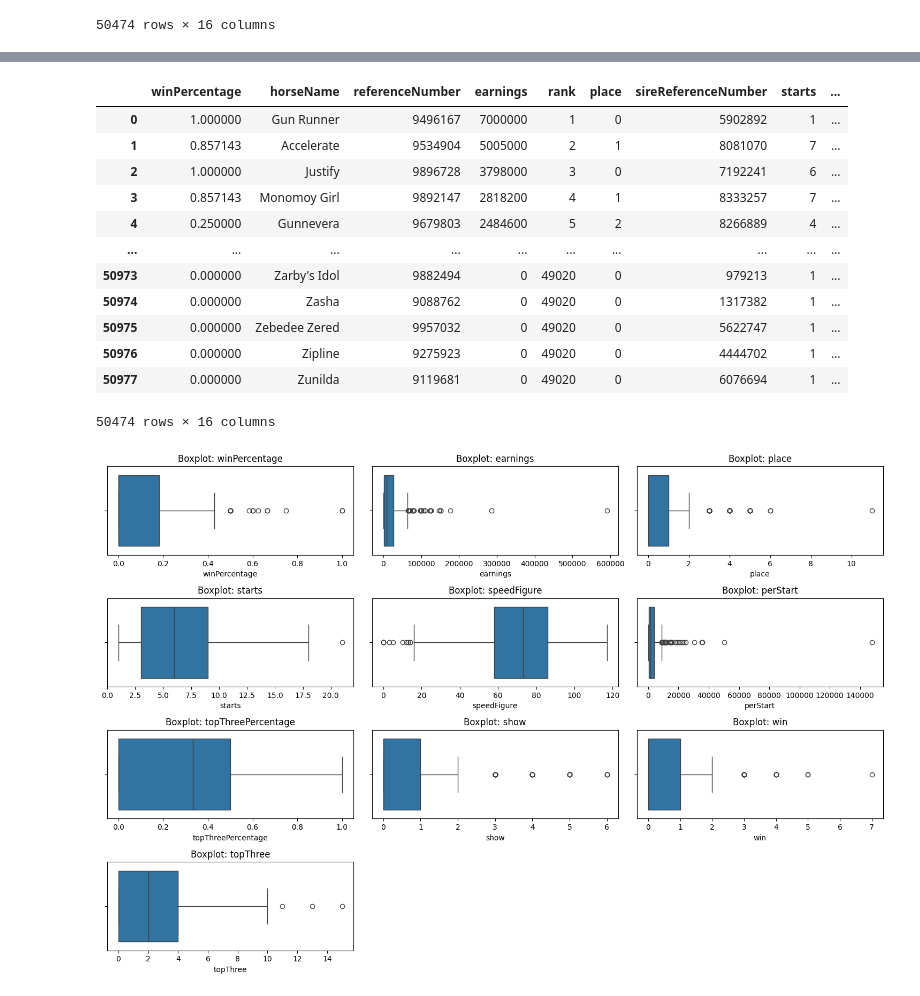
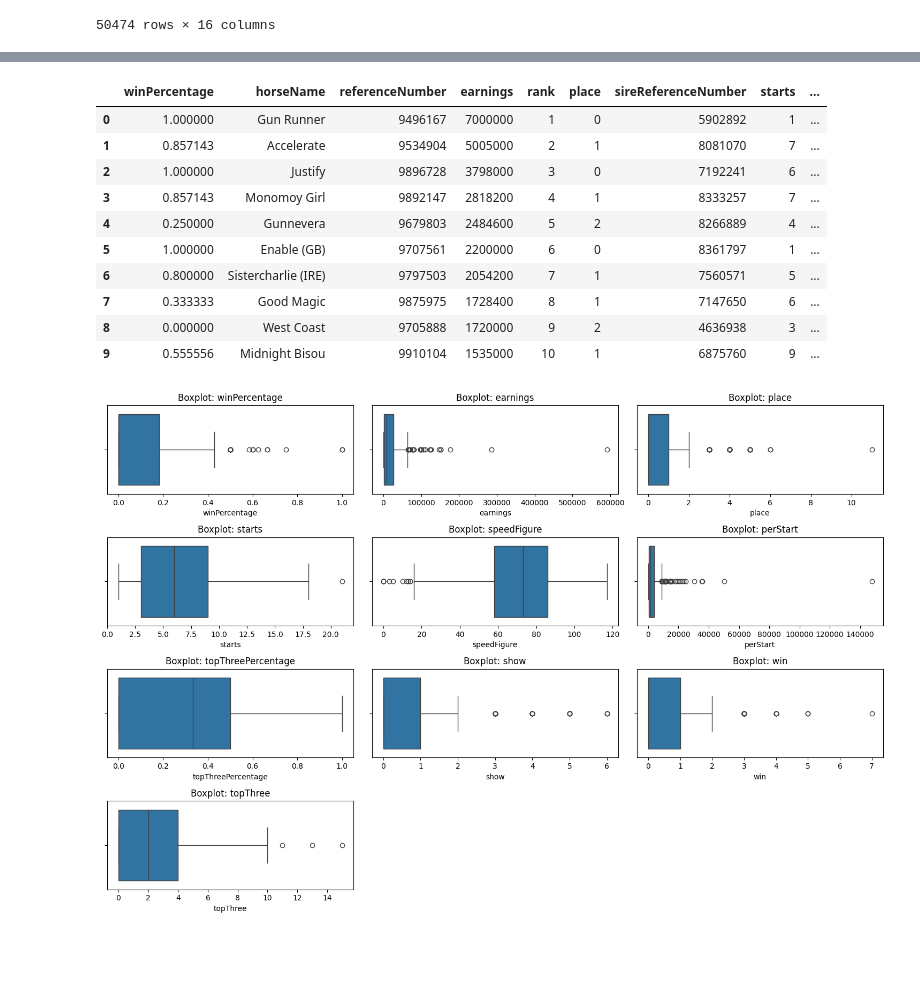
Before and after one commit to JosFII/clusrec, a Jupyter notebook: clus rec.ipynb, the cells around one changed output, grey strips where cells are left out. Cells and saved outputs as stored; diff of their text form; code cells hidden in the pictures; blank space fills up the shorter version.

```diff
--- a/clus rec.ipynb
+++ b/clus rec.ipynb
@@ -50,19 +70,17 @@ horse
 # %%
-horse
+horse.head(10)
 # %% [output]
 |  | winPercentage | horseName | referenceNumber | earnings | rank | place | sireReferenceNumber | starts | ... |
 | 0 | 1.000000 | Gun Runner | 9496167 | 7000000 | 1 | 0 | 5902892 | 1 | ... |
 | 1 | 0.857143 | Accelerate | 9534904 | 5005000 | 2 | 1 | 8081070 | 7 | ... |
 | 2 | 1.000000 | Justify | 9896728 | 3798000 | 3 | 0 | 7192241 | 6 | ... |
 | 3 | 0.857143 | Monomoy Girl | 9892147 | 2818200 | 4 | 1 | 8333257 | 7 | ... |
 | 4 | 0.250000 | Gunnevera | 9679803 | 2484600 | 5 | 2 | 8266889 | 4 | ... |
-| ... | ... | ... | ... | ... | ... | ... | ... | ... | ... |
-| 50973 | 0.000000 | Zarby's Idol | 9882494 | 0 | 49020 | 0 | 979213 | 1 | ... |
-| 50974 | 0.000000 | Zasha | 9088762 | 0 | 49020 | 0 | 1317382 | 1 | ... |
-| 50975 | 0.000000 | Zebedee Zered | 9957032 | 0 | 49020 | 0 | 5622747 | 1 | ... |
-| 50976 | 0.000000 | Zipline | 9275923 | 0 | 49020 | 0 | 4444702 | 1 | ... |
-| 50977 | 0.000000 | Zunilda | 9119681 | 0 | 49020 | 0 | 6076694 | 1 | ... |
+| 5 | 1.000000 | Enable (GB) | 9707561 | 2200000 | 6 | 0 | 8361797 | 1 | ... |
+| 6 | 0.800000 | Sistercharlie (IRE) | 9797503 | 2054200 | 7 | 1 | 7560571 | 5 | ... |
+| 7 | 0.333333 | Good Magic | 9875975 | 1728400 | 8 | 1 | 7147650 | 6 | ... |
+| 8 | 0.000000 | West Coast | 9705888 | 1720000 | 9 | 2 | 4636938 | 3 | ... |
+| 9 | 0.555556 | Midnight Bisou | 9910104 | 1535000 | 10 | 1 | 6875760 | 9 | ... |
-50474 rows × 16 columns
 # %%
 horsenum=horse[["winPercentage","earnings","place","starts","speedFigure","perStart","topThreePercentage","show","win","topThree"]]
 horsen=horse[['horseName','referenceNumber']]
```
Also changed, not shown: parts of 11 cells of this notebook.
